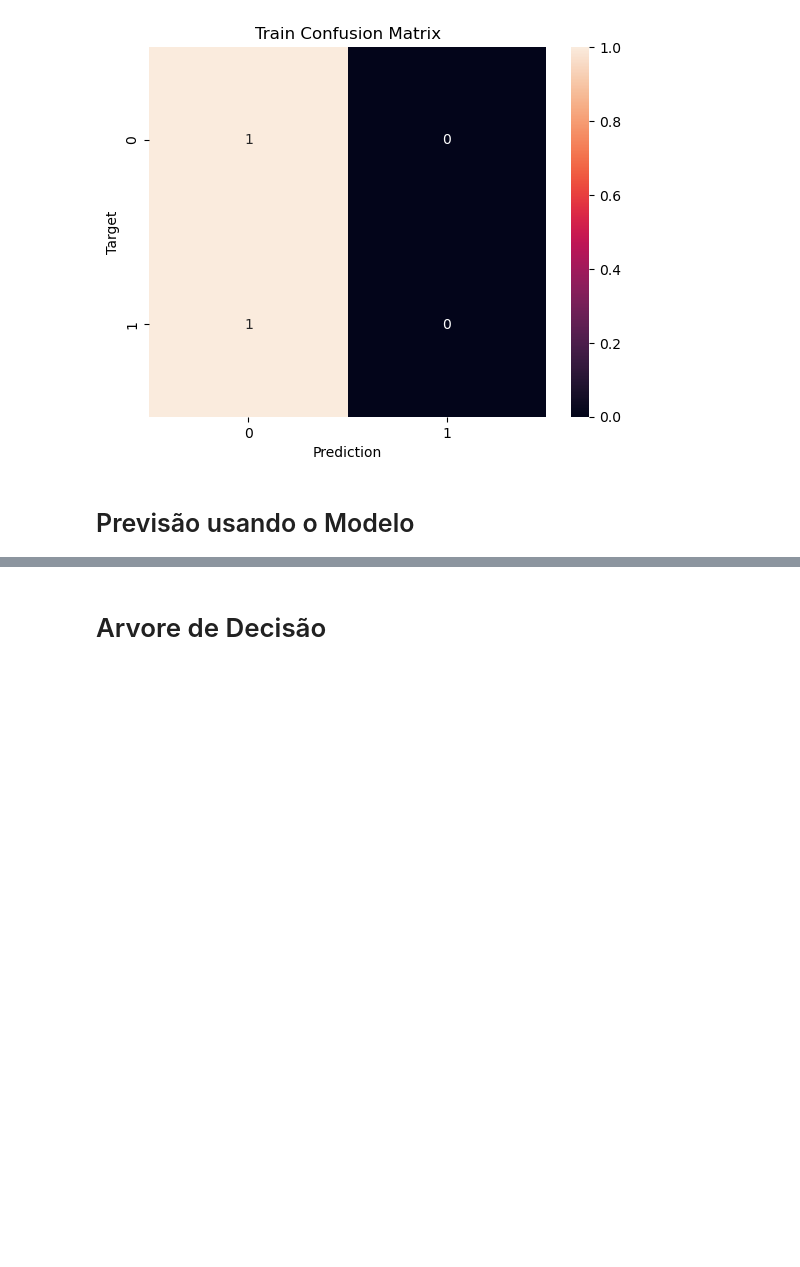
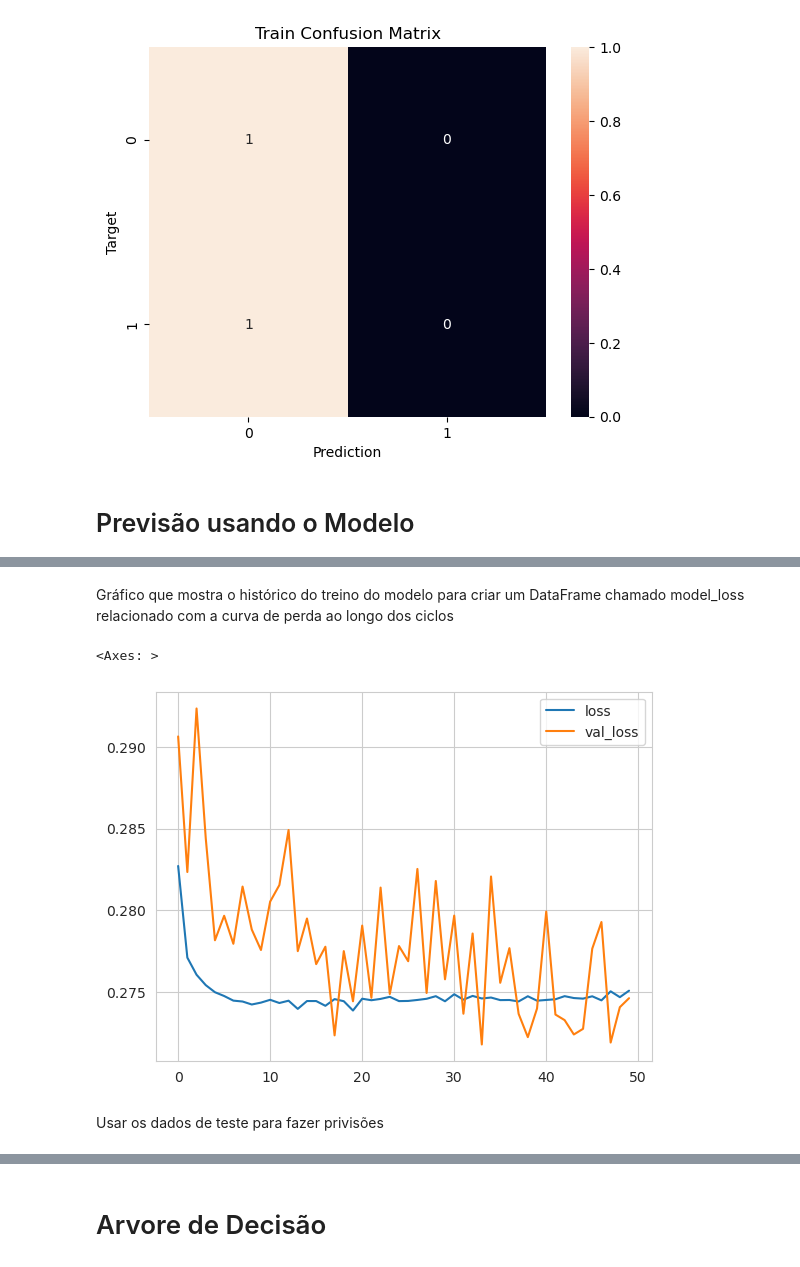
Before and after one commit to gilbertoparente/gilbertoparente, a Jupyter notebook: tp2-ia-l.ipynb, the cells around one changed output, grey strips where cells are left out. Cells and saved outputs as stored; diff of their text form; code cells hidden in the pictures; blank space fills up the shorter version.

```diff
--- a/tp2-ia-l.ipynb
+++ b/tp2-ia-l.ipynb
@@ -351,0 +359,7 @@ ValueError: x and y must be the same size
+# %%
+from sklearn.preprocessing import MinMaxScaler
+scaller = MinMaxScaler()
+# %%
+scalled_X_train = scaller.fit_transform(train_inputs)
+# %%
+scalled_X_test = scaller.transform(val_inputs)
@@ -351,0 +368,2 @@ ValueError: x and y must be the same size
+# %%
+model.fit(x=scalled_X_train, y=train_targets, epochs=50, validation_data=(scalled_X_test, val_targets))
@@ -351,0 +389,10 @@ ValueError: x and y must be the same size
+# %% [markdown]
+Gráfico que mostra o histórico do treino do modelo para criar um DataFrame chamado model_loss relacionado com a curva de perda ao longo dos ciclos
+# %%
+model_loss = pd.DataFrame(model.history.history)
+model_loss.plot()
+# %% [output]
+<Axes: >
+[figure, added]
+# %% [markdown]
+Usar os dados de teste para fazer privisões
```
Also changed, not shown: parts of 27 cells of this notebook.
